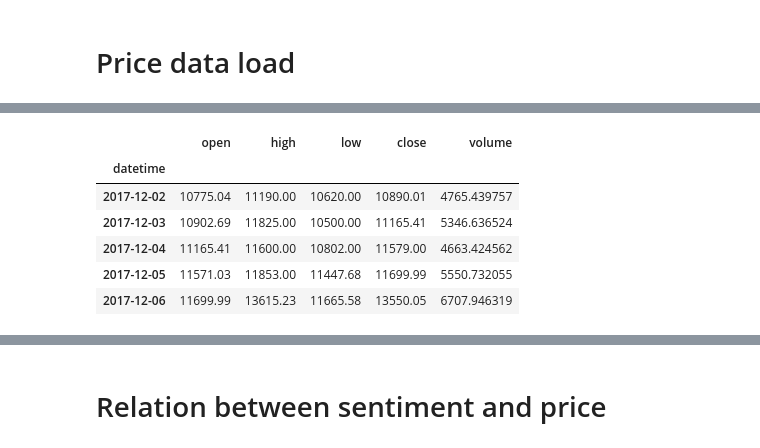
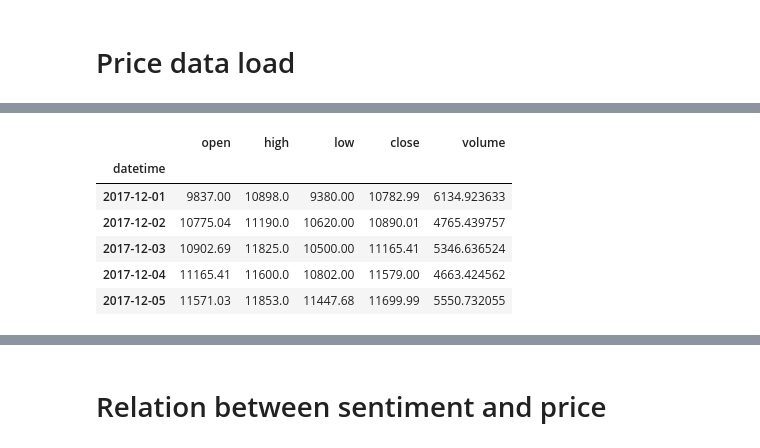
Before and after one commit to CryptoNLP/bitcoin_price_prediction_with_SNS_sentiment, a Jupyter notebook: EDA_comments_BERT.ipynb, the cells around one changed output, grey strips where cells are left out. Cells and saved outputs as stored; diff of their text form; code cells hidden in the pictures.

```diff
--- a/EDA_comments_BERT.ipynb
+++ b/EDA_comments_BERT.ipynb
@@ -321,26 +311,26 @@ Successfully installed aiodns-3.0.0 ccxt-1.82.62 cryptography-37.0.2 pycares-4.1
 # %%
-t = '2017-12-01 09:00:00' #btc 시작
+t = '2017-11-30 09:00:00' #btc 시작
 start = int(time.mktime(datetime.strptime(t, '%Y-%m-%d %H:%M:%S').timetuple())*1000)#처음 데이터 가져올 때
 def timestamp_to_str(time):  # 타임스탬프 문자열로 변환
     return str(time.year * 100000000 + time.month * 1000000 + time.day * 10000 + time.hour * 100 + time.minute)
 days = 86400000
 binance = ccxt.binance()
 btc_ohlcv = binance.fetch_ohlcv("BTC/USDT", '1d', since = start, limit = 1000)
 btc_ohlcv2 = binance.fetch_ohlcv("BTC/USDT", '1d', since = start + days*1000, limit = 1000)
 df = pd.DataFrame(btc_ohlcv, columns=['datetime', 'open', 'high', 'low', 'close', 'volume'])
 df['datetime'] = pd.to_datetime(df['datetime'], unit='ms')
 df2 = pd.DataFrame(btc_ohlcv2, columns=['datetime', 'open', 'high', 'low', 'close', 'volume'])
 df2['datetime'] = pd.to_datetime(df2['datetime'], unit='ms')
 df.set_index('datetime', inplace=True)
 df2.set_index('datetime', inplace=True)
 
 hist = df.append(df2)
 hist.head()
 # %% [output]
 |  | open | high | low | close | volume |
 | datetime |  |  |  |  |  |
-| 2017-12-02 | 10775.04 | 11190.00 | 10620.00 | 10890.01 | 4765.439757 |
-| 2017-12-03 | 10902.69 | 11825.00 | 10500.00 | 11165.41 | 5346.636524 |
-| 2017-12-04 | 11165.41 | 11600.00 | 10802.00 | 11579.00 | 4663.424562 |
-| 2017-12-05 | 11571.03 | 11853.00 | 11447.68 | 11699.99 | 5550.732055 |
-| 2017-12-06 | 11699.99 | 13615.23 | 11665.58 | 13550.05 | 6707.946319 |
+| 2017-12-01 | 9837.00 | 10898.0 | 9380.00 | 10782.99 | 6134.923633 |
+| 2017-12-02 | 10775.04 | 11190.0 | 10620.00 | 10890.01 | 4765.439757 |
+| 2017-12-03 | 10902.69 | 11825.0 | 10500.00 | 11165.41 | 5346.636524 |
+| 2017-12-04 | 11165.41 | 11600.0 | 10802.00 | 11579.00 | 4663.424562 |
+| 2017-12-05 | 11571.03 | 11853.0 | 11447.68 | 11699.99 | 5550.732055 |
```
Also changed, not shown: parts of 34 cells of this notebook.
